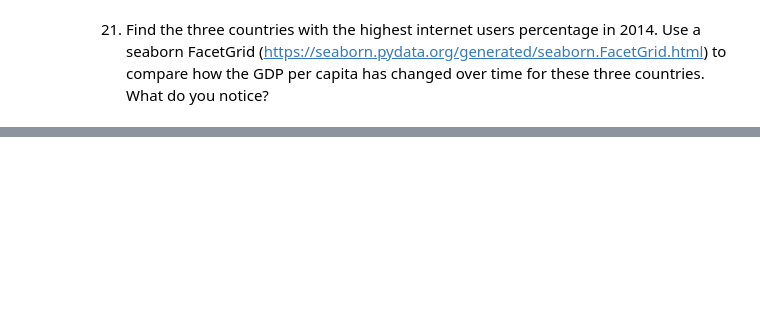
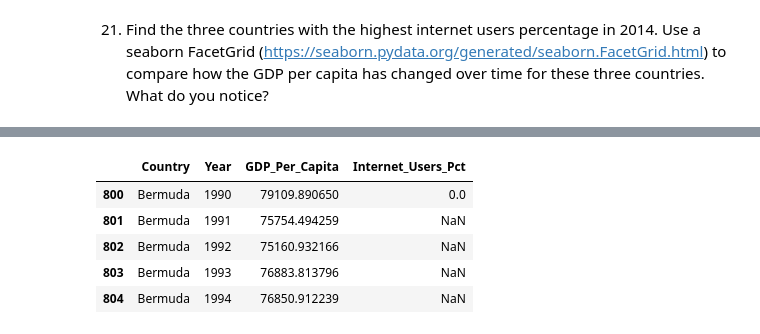
Before and after one commit to NSS-Data-Analytics-Cohort-14/gdp-and-internet-usage-Djmayfield-alt, a Jupyter notebook: notebooks/gdp_project.ipynb, the cells around one changed output, grey strips where cells are left out. Saved outputs shown, nothing was run; the diff lists cells and outputs as text; code cells hidden in the pictures; blank space fills up the shorter version.

```diff
--- a/notebooks/gdp_project.ipynb
+++ b/notebooks/gdp_project.ipynb
@@ -456,0 +476,10 @@ gdp_and_internet_use.tail()
+# %%
+top_3_gdp = gdp_and_internet_use[gdp_and_internet_use['Country'].isin(['Iceland', 'Falkland (Malvinas) Islands', 'Bermuda'])]
+top_3_gdp.head()
+# %% [output]
+|  | Country | Year | GDP_Per_Capita | Internet_Users_Pct |
+| 800 | Bermuda | 1990 | 79109.890650 | 0.0 |
+| 801 | Bermuda | 1991 | 75754.494259 | NaN |
+| 802 | Bermuda | 1992 | 75160.932166 | NaN |
+| 803 | Bermuda | 1993 | 76883.813796 | NaN |
+| 804 | Bermuda | 1994 | 76850.912239 | NaN |
```
Also changed, not shown: parts of 7 cells of this notebook.
